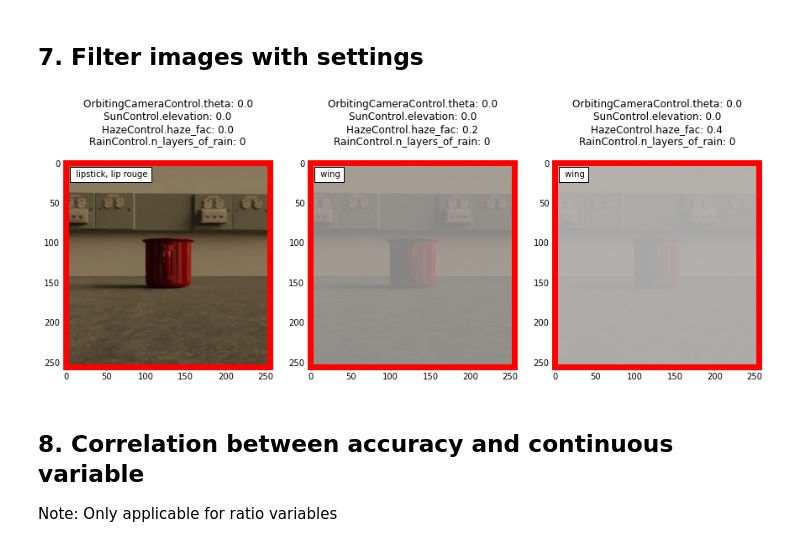
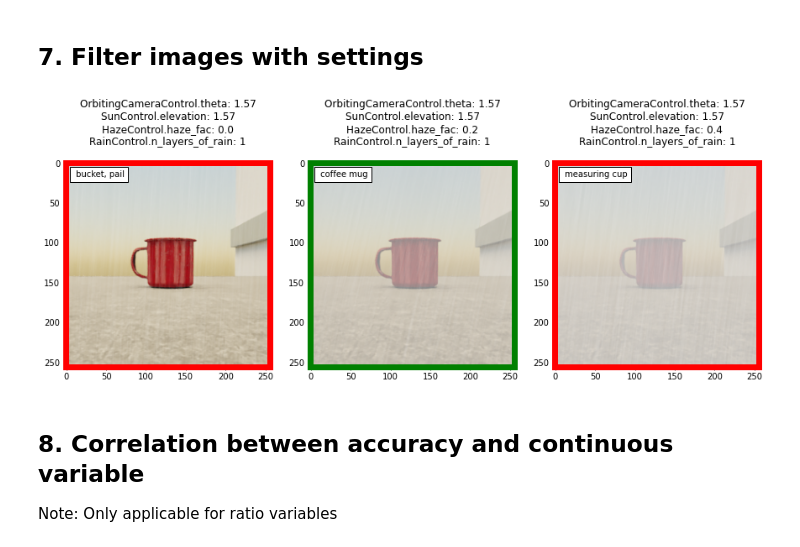
Before and after one commit to lr98769/3db, a Jupyter notebook: combined/analysis/analysis.ipynb, the cells around one changed output. Saved outputs shown, nothing was run; the diff lists cells and outputs as text; code cells hidden in the pictures.

```diff
--- a/combined/analysis/analysis.ipynb
+++ b/combined/analysis/analysis.ipynb
@@ -233,14 +233,14 @@ analysis.lowestAccuracyPerVariable()
 # %%
 analysis.getFilteredImages(
     filter_input = { #inclusive of edges
         'HazeControl.haze_fac' : (0, 1),
-        'OrbitingCameraControl.theta': 0,
-        'RainControl.n_layers_of_rain': 0,
-        'SunControl.elevation': 0
+        'OrbitingCameraControl.theta': 1.57,
+        'RainControl.n_layers_of_rain': 1,
+        'SunControl.elevation': 1.57
     }
 )
 # %% [output]
-[figure, old version]
+[figure, new version]
 # %% [markdown]
 ## 8. Correlation between accuracy and continuous variable
 Note: Only applicable for ratio variables
```
Also changed, not shown: 10 other files.
